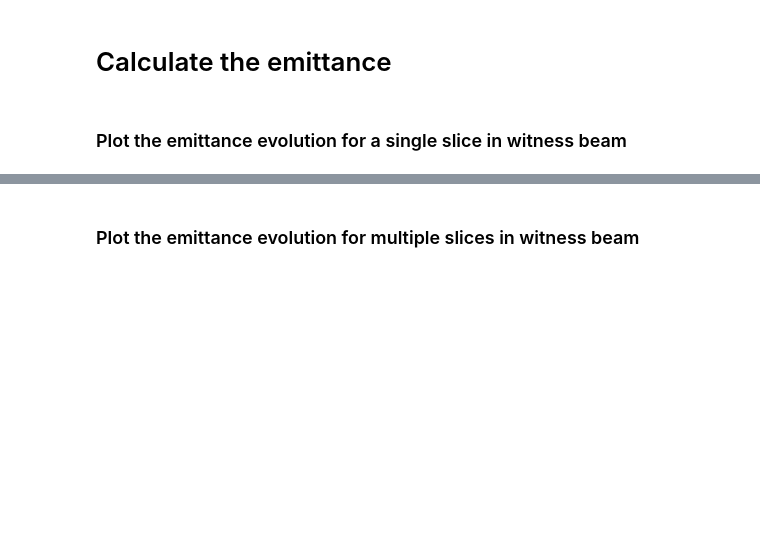
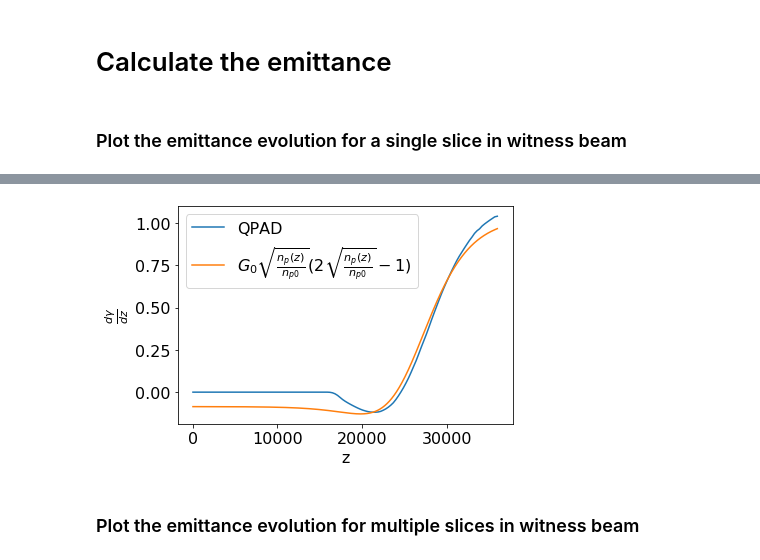
Before and after one commit to uclazyj/JupyterQpic, a Jupyter notebook: QPAD.ipynb, the cells around one changed output, grey strips where cells are left out. Cells and saved outputs as stored; diff of their text form; code cells hidden in the pictures; blank space fills up the shorter version.

Commit message:
Add Ndiff1d

```diff
--- a/QPAD.ipynb
+++ b/QPAD.ipynb
@@ -158,8 +163,0 @@ $$\beta(z) = \beta^* + z^2 / \beta^*$$
-# %%
-import numpy as np
-beta_star = 2970
-z = np.linspace(0,5000,1000)
-beta = beta_star + z ** 2 / beta_star
-plt.plot(z,beta,'--')
-plt.plot(parameters['s'], parameters['beta_x'],label='x')
-plt.show()
@@ -201,3 +195,19 @@ plt.show()
+# %%
+dgamma_dz_simulation = pyVisQP.NDiff1D(parameters['s'],parameters['energy'])
+
+# Check Mike litos's theory
+G0 = 1.03 # This parameter can be changed
+n_sqrt = np.sqrt(n)
+dgamma_dz_mike = G0 * n_sqrt * (2 * n_sqrt - 1)
+plt.plot(parameters['s'],dgamma_dz_simulation,label='QPAD')
+plt.plot(z,dgamma_dz_mike,label=r'$G_0\sqrt{\frac{n_p(z)}{n_{p0}}}(2\sqrt{\frac{n_p(z)}{n_{p0}}}-1)$')
+plt.xlabel('z')
+plt.ylabel(r'$\frac{d\gamma}{dz}$')
+plt.legend(loc='best')
+plt.rcParams.update({'font.size': 16})
+plt.show()
+# %% [output]
+[figure, added]
 # %% [markdown]
 ### Plot the emittance evolution for multiple slices in witness beam
 # %%
```
Also changed, not shown: parts of 14 cells of this notebook, 2 other files.
